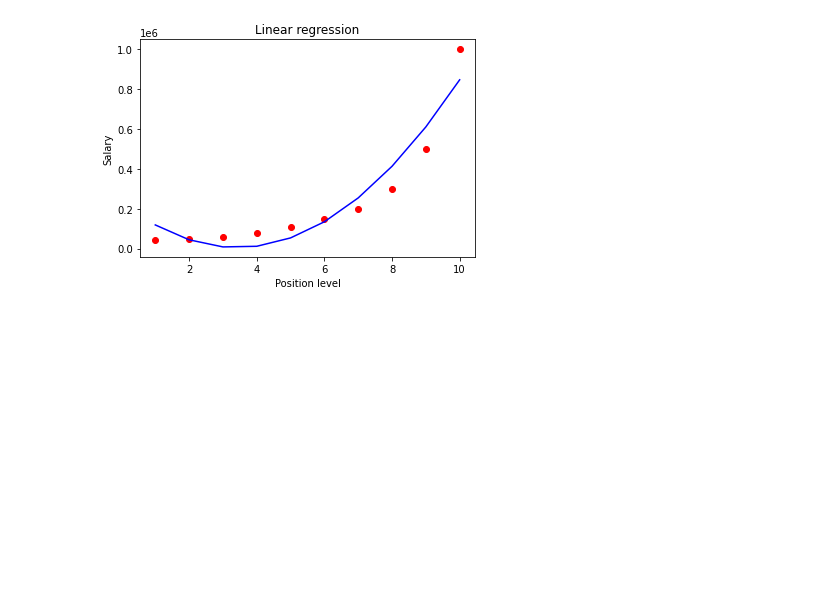
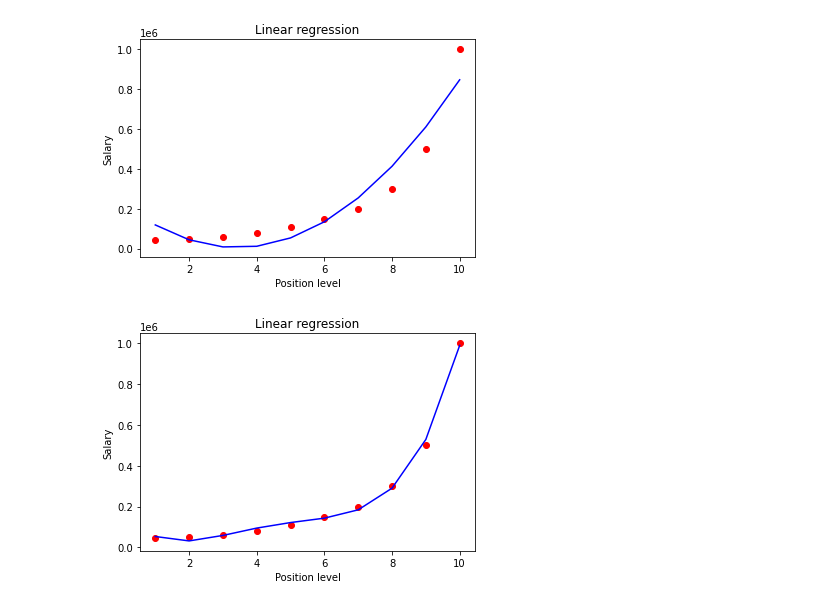
Before and after one commit to peterlulu666/MachineLearningPython, a Jupyter notebook: polynomial regression/polynomial_regression.ipynb, the cells around one changed output. Cells and saved outputs as stored; diff of their text form; code cells hidden in the pictures; blank space fills up the shorter version.

```diff
--- a/polynomial regression/polynomial_regression.ipynb
+++ b/polynomial regression/polynomial_regression.ipynb
@@ -85,3 +86,23 @@ plt.ylabel('Salary')
 plt.show()
 # %% [output]
 [figure]
+# %%
+# Change degree to 4
+# Transfer X
+from sklearn.preprocessing import PolynomialFeatures
+polynomial_features = PolynomialFeatures(degree=4)
+X_poly = polynomial_features.fit_transform(X)
+# Create polynomial regression model
+from sklearn.linear_model import LinearRegression
+poly_regressor = LinearRegression().fit(X_poly, y)
+poly_regressor
+# Create plot
+import matplotlib.pyplot as plt
+plt.scatter(X, y, color='red')
+plt.plot(X, poly_regressor.predict(X_poly), color='blue')
+plt.title('Linear regression')
+plt.xlabel('Position level')
+plt.ylabel('Salary')
+plt.show()
+# %% [output]
+[figure, added]
```
Also changed, not shown: parts of 1 cell of this notebook.
